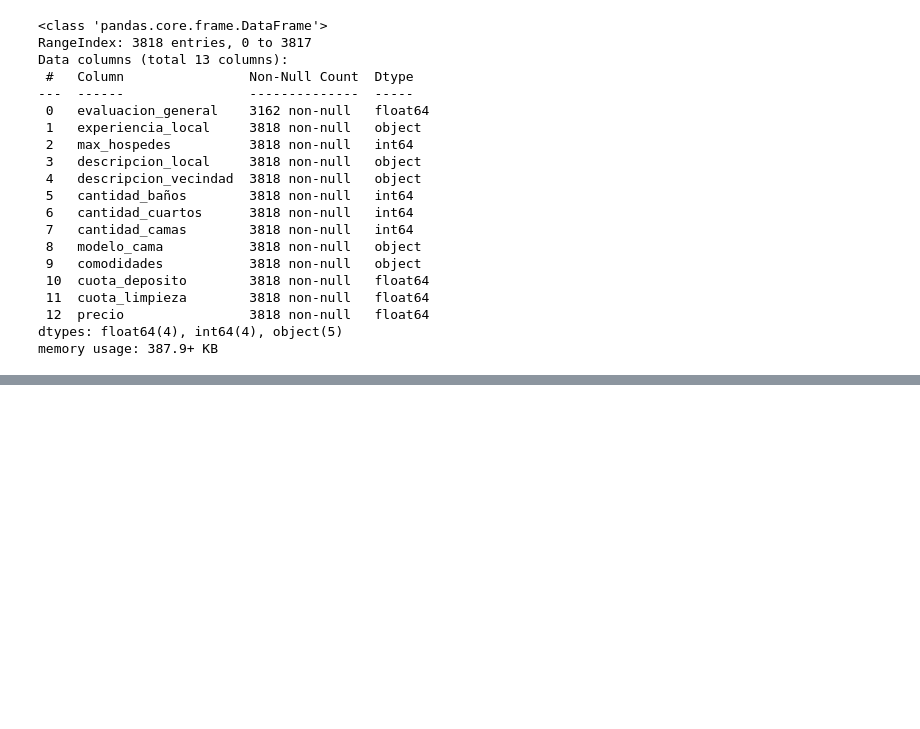
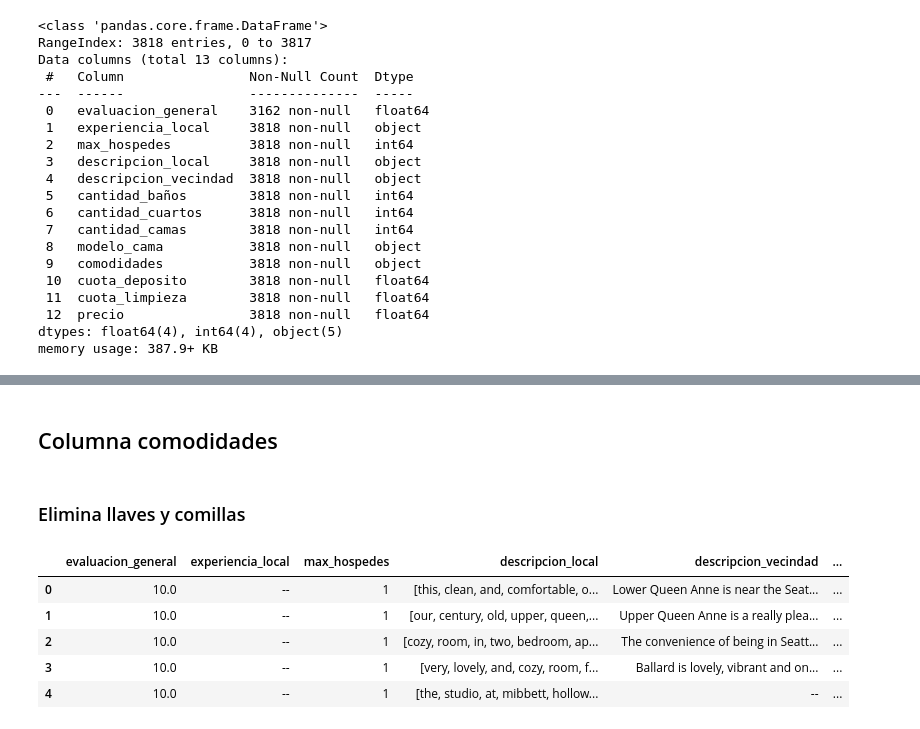
Before and after one commit to LejImkoaj/pandas_transf_manip_datos, a Jupyter notebook: conociendo_el_problema/entendiendo_el_problema.ipynb, the cells around one changed output, grey strips where cells are left out. Saved outputs shown, nothing was run; the diff lists cells and outputs as text; code cells hidden in the pictures; blank space fills up the shorter version.

```diff
--- a/conociendo_el_problema/entendiendo_el_problema.ipynb
+++ b/conociendo_el_problema/entendiendo_el_problema.ipynb
@@ -228,0 +289,15 @@ memory usage: 387.9+ KB
+# %% [markdown]
+## Columna comodidades
+# %% [markdown]
+### Elimina llaves y comillas
+# %%
+datos_explode['comodidades'] = datos_explode['comodidades'].str.replace(r'\{|}|\"', ' ', regex=True) # Elimina llaves y comillas
+datos_explode['comodidades'] = datos_explode['comodidades'].str.split(',')
+datos_explode.head()
+# %% [output]
+|  | evaluacion_general | experiencia_local | max_hospedes | descripcion_local | descripcion_vecindad | ... |
+| 0 | 10.0 | -- | 1 | [this, clean, and, comfortable, o... | Lower Queen Anne is near the Seat... | ... |
+| 1 | 10.0 | -- | 1 | [our, century, old, upper, queen,... | Upper Queen Anne is a really plea... | ... |
+| 2 | 10.0 | -- | 1 | [cozy, room, in, two, bedroom, ap... | The convenience of being in Seatt... | ... |
+| 3 | 10.0 | -- | 1 | [very, lovely, and, cozy, room, f... | Ballard is lovely, vibrant and on... | ... |
+| 4 | 10.0 | -- | 1 | [the, studio, at, mibbett, hollow... | -- | ... |
```
Also changed, not shown: parts of 12 cells of this notebook.
